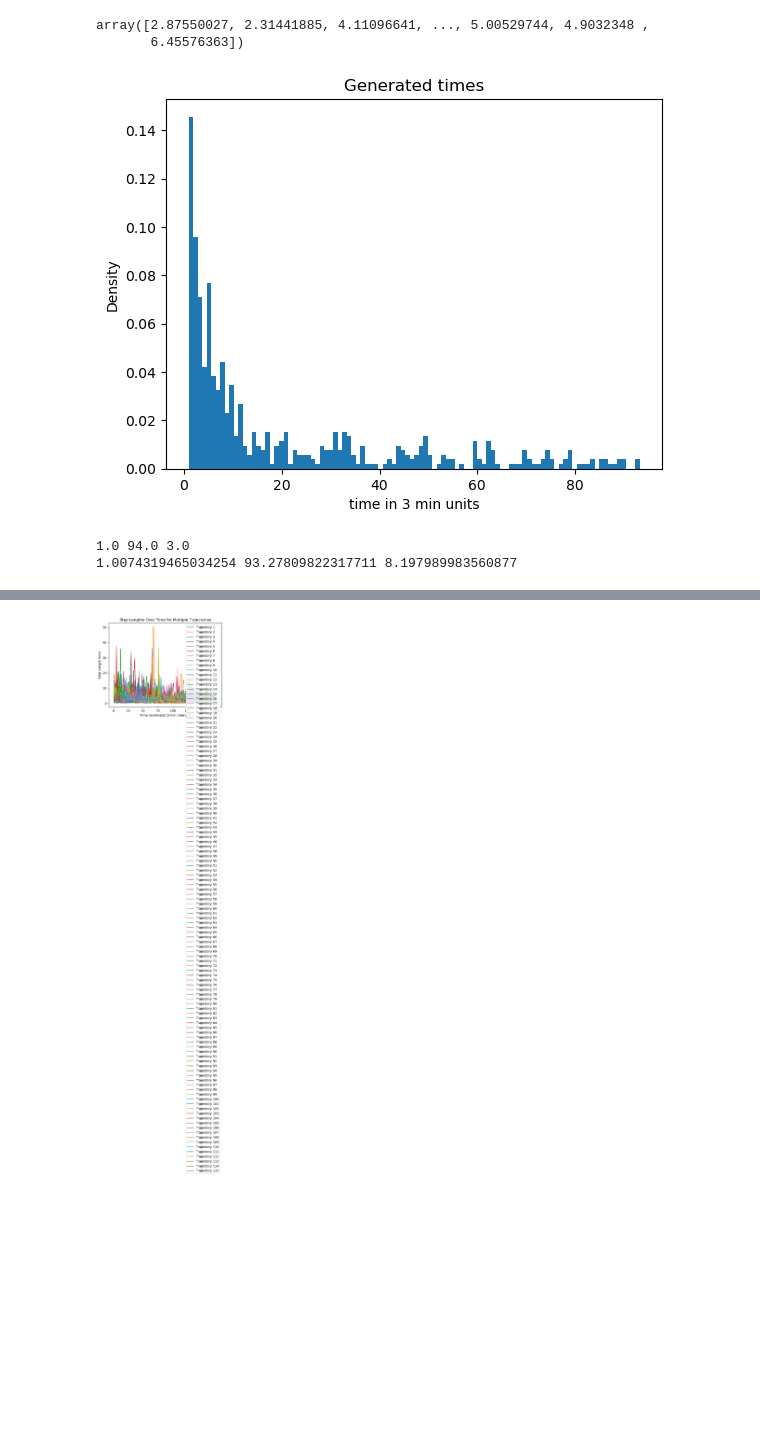
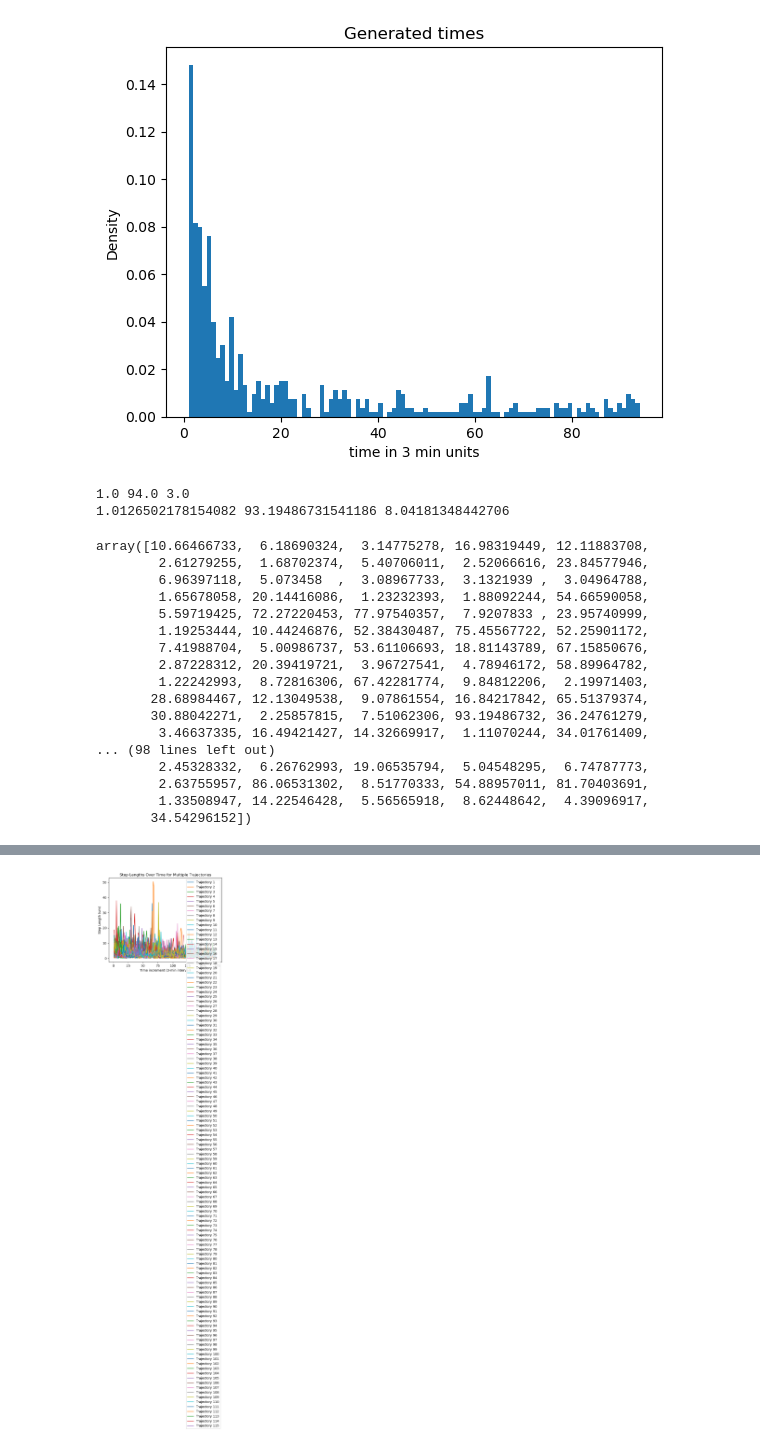
Before and after one commit to dz1921/RANDOMWALK, a Jupyter notebook: Distribution_Building.ipynb, the cells around one changed output, grey strips where cells are left out. Saved outputs shown, nothing was run; the diff lists cells and outputs as text; code cells hidden in the pictures; blank space fills up the shorter version.

```diff
--- a/Distribution_Building.ipynb
+++ b/Distribution_Building.ipynb
@@ -6,7 +6,6 @@ from scipy.optimize import minimize
 
 file_path = 'MPP_CellTracks_RawValues.xlsx'
 df = pd.read_excel(file_path)
-dt = pd.read_excel(file_path)
 df.head(5)
 
 # The first part of the code is on finding the ideal R threshold
@@ -76,8 +74,3 @@ print(ss.min, ss.max(), np.median(ss))
-# %%
-steps
-# %% [output]
-array([2.87550027, 2.31441885, 4.11096641, ..., 5.00529744, 4.9032348 ,
-       6.45576363])
 # %%
 #Time distributions
 def calc_time(dt, R=7.2):
@@ -106,23 +99,43 @@ def sample_times(in_times, n_samples, bins=1000):
         out[n] = np.random.uniform(low, high)
     return out
 # %%
+## sampled_times is array with sampled_times
+
 dt, filtered_times = calc_time(df, R=7.2)
 
 plt.hist(sample_times(filtered_times, len(filtered_times), bins=100), density=True, bins=100)
 plt.title('Generated times')
 plt.xlabel('time in 3 min units')
 plt.ylabel('Density')
 plt.show()
 plt.hist(filtered_times, density=True, bins=100)
 plt.title('Original times')
 plt.xlabel('time in 3 min units')
 plt.ylabel('Density')
 
 sampled_times= sample_times(filtered_times, len(filtered_times), bins=100)
 print(filtered_times.min(), filtered_times.max(), np.median(filtered_times))
 print(sampled_times.min(), sampled_times.max(), np.median(sampled_times))
+sampled_times
 # %% [output]
-[figure, old version]
+[figure, new version]
 1.0 94.0 3.0
-1.0074319465034254 93.27809822317711 8.197989983560877
+1.0126502178154082 93.19486731541186 8.04181348442706
+array([10.66466733,  6.18690324,  3.14775278, 16.98319449, 12.11883708,
+        2.61279255,  1.68702374,  5.40706011,  2.52066616, 23.84577946,
+        6.96397118,  5.073458  ,  3.08967733,  3.1321939 ,  3.04964788,
+        1.65678058, 20.14416086,  1.23232393,  1.88092244, 54.66590058,
+        5.59719425, 72.27220453, 77.97540357,  7.9207833 , 23.95740999,
+        1.19253444, 10.44246876, 52.38430487, 75.45567722, 52.25901172,
+        7.41988704,  5.00986737, 53.61106693, 18.81143789, 67.15850676,
+        2.87228312, 20.39419721,  3.96727541,  4.78946172, 58.89964782,
+        1.22242993,  8.72816306, 67.42281774,  9.84812206,  2.19971403,
+       28.68984467, 12.13049538,  9.07861554, 16.84217842, 65.51379374,
+       30.88042271,  2.25857815,  7.51062306, 93.19486732, 36.24761279,
+        3.46637335, 16.49421427, 14.32669917,  1.11070244, 34.01761409,
+... (98 lines left out)
+        2.45328332,  6.26762993, 19.06535794,  5.04548295,  6.74787773,
+        2.63755957, 86.06531302,  8.51770333, 54.88957011, 81.70403691,
+        1.33508947, 14.22546428,  5.56565918,  8.62448642,  4.39096917,
+       34.54296152])
 [figure]
```
Also changed, not shown: parts of 9 cells of this notebook.
